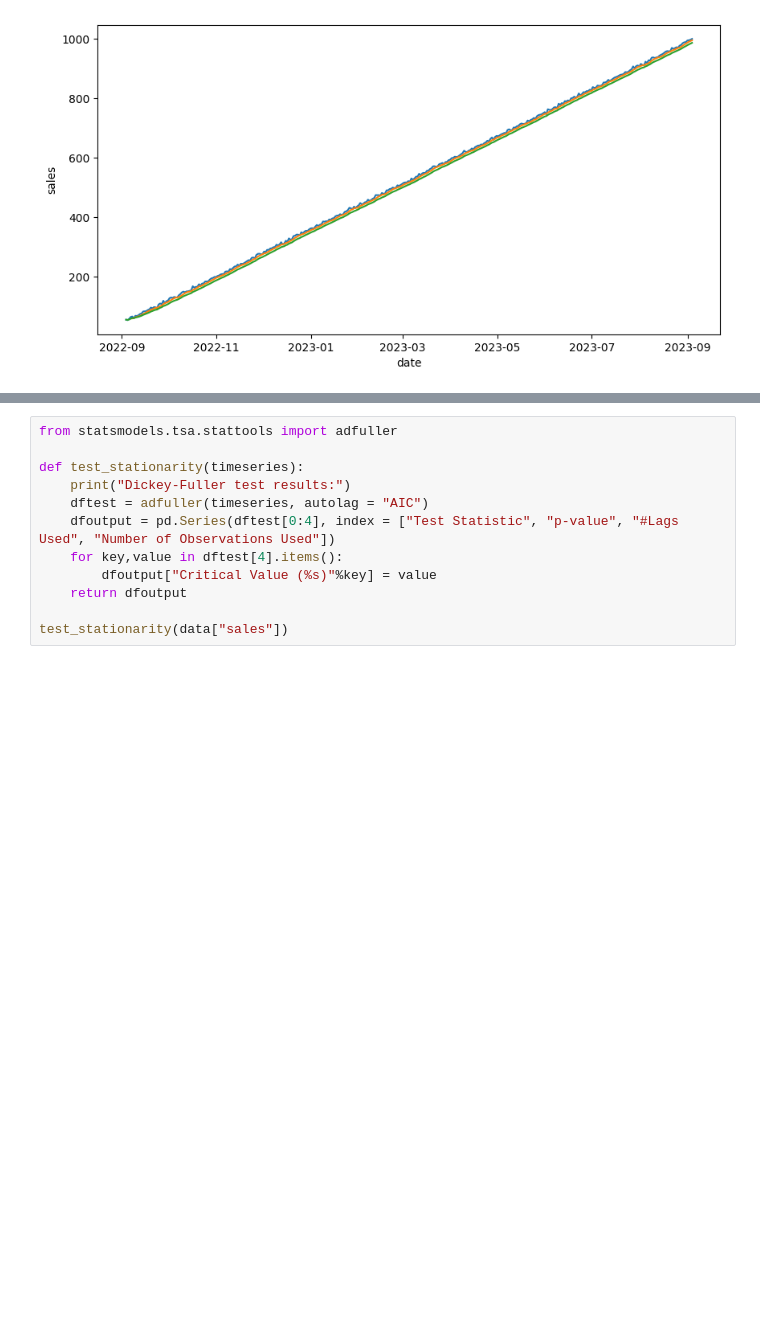
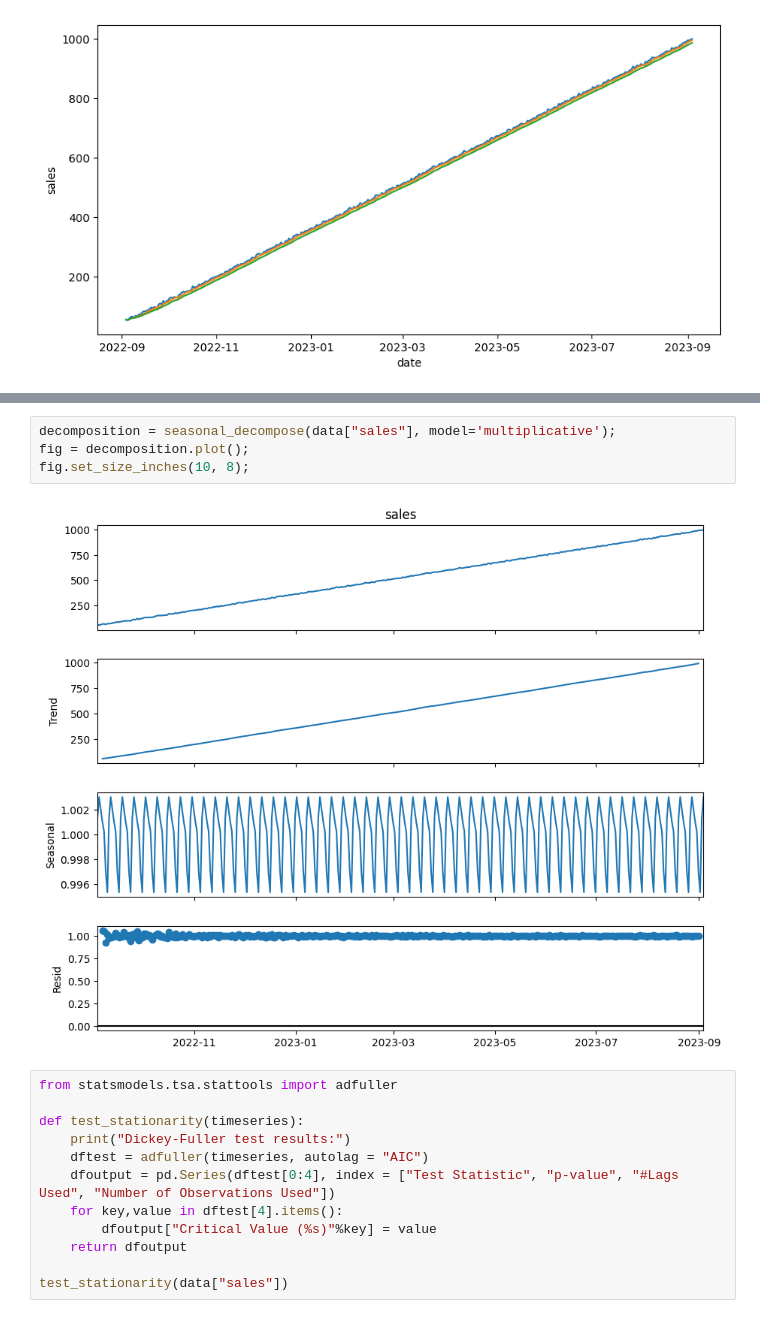
Before and after one commit to remelop03/alternative-time-series-project, a Jupyter notebook: src/explore.ipynb, the cells around one changed output, grey strips where cells are left out. Saved outputs shown, nothing was run; the diff lists cells and outputs as text; blank space fills up the shorter version.

```diff
--- a/src/explore.ipynb
+++ b/src/explore.ipynb
@@ -109,3 +114,9 @@ results.plot();
+# %%
+decomposition = seasonal_decompose(data["sales"], model='multiplicative');
+fig = decomposition.plot();
+fig.set_size_inches(10, 8);
+# %% [output]
+[figure, added]
 # %%
 from statsmodels.tsa.stattools import adfuller
 
```
Also changed, not shown: parts of 11 cells of this notebook.
